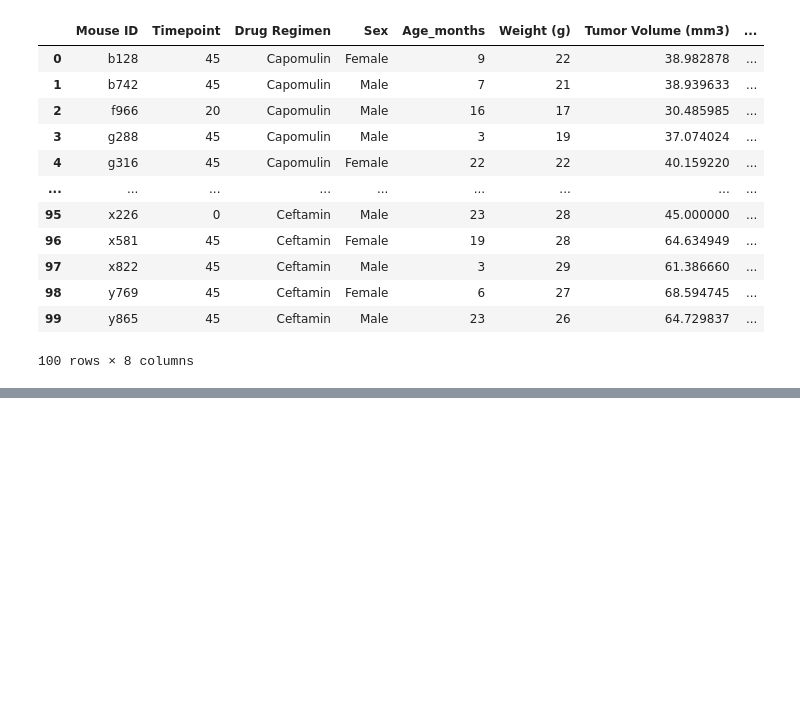
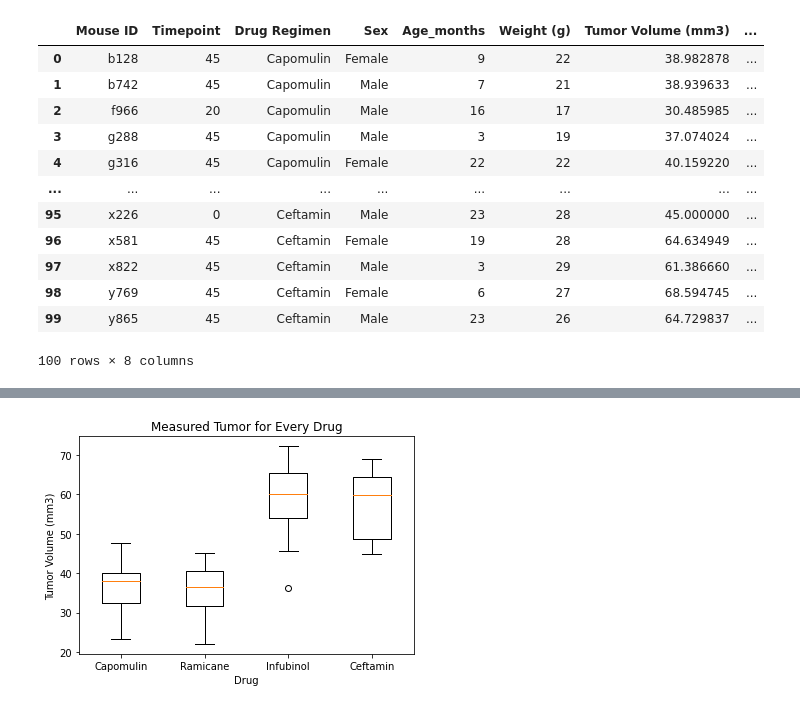
Before and after one commit to djdolejsi/matplotlib-challenge, a Jupyter notebook: Pymaceuticals/Pymaceutical.ipynb, the cells around one changed output, grey strips where cells are left out. Drawn from its saved outputs; the diff is of its cells as text; code cells hidden in the pictures; blank space fills up the shorter version.

```diff
--- a/Pymaceuticals/Pymaceutical.ipynb
+++ b/Pymaceuticals/Pymaceutical.ipynb
@@ -203,18 +209,29 @@ full_drug_merge
 100 rows × 8 columns
 # %%
 # Put treatments into a list for for loop (and later for plot labels)
-
+treatments = ["Capomulin", "Ramicane", "Infubinol", "Ceftamin"]
 
 # Create empty list to fill with tumor vol data (for plotting)
-
+capo_tumors = []
+rami_tumors = []
+inf_tumors = []
+ceft_tumors = []
 
 # Calculate the IQR and quantitatively determine if there are any potential outliers.
-
+for index, row in full_drug_merge.iterrows():
 
     # Locate the rows which contain mice on each drug and get the tumor volumes
-
+    if row["Drug Regimen"] == "Capomulin":
+        capo_tumors.append(row["Tumor Volume (mm3)"])
+    if row["Drug Regimen"] == treatments[1]:
+        rami_tumors.append(row["Tumor Volume (mm3)"])
+    if row["Drug Regimen"] == treatments[2]:
+        inf_tumors.append(row["Tumor Volume (mm3)"])
+    if row["Drug Regimen"] == treatments[3]:
+        ceft_tumors.append(row["Tumor Volume (mm3)"])
 
     # add subset
-
-
-    # Determine outliers using upper and lower bounds
+drug_tumor_df = pd.DataFrame({treatments[0]: capo_tumors,
+                             treatments[1]: rami_tumors,
+                             treatments[2]: inf_tumors,
+                             treatments[3]: ceft_tumors})
@@ -220,0 +403,10 @@ full_drug_merge
+# %%
+# Generate a box plot of the final tumor volume of each mouse across four regimens of interest
+plt.boxplot(drug_tumor_df)
+plt.title("Measured Tumor for Every Drug")
+plt.ylabel("Tumor Volume (mm3)")
+plt.xlabel("Drug")
+plt.xticks([1,2,3,4], treatments)
+plt.show()
+# %% [output]
+[figure, added]
```
Also changed, not shown: parts of 14 cells of this notebook.
